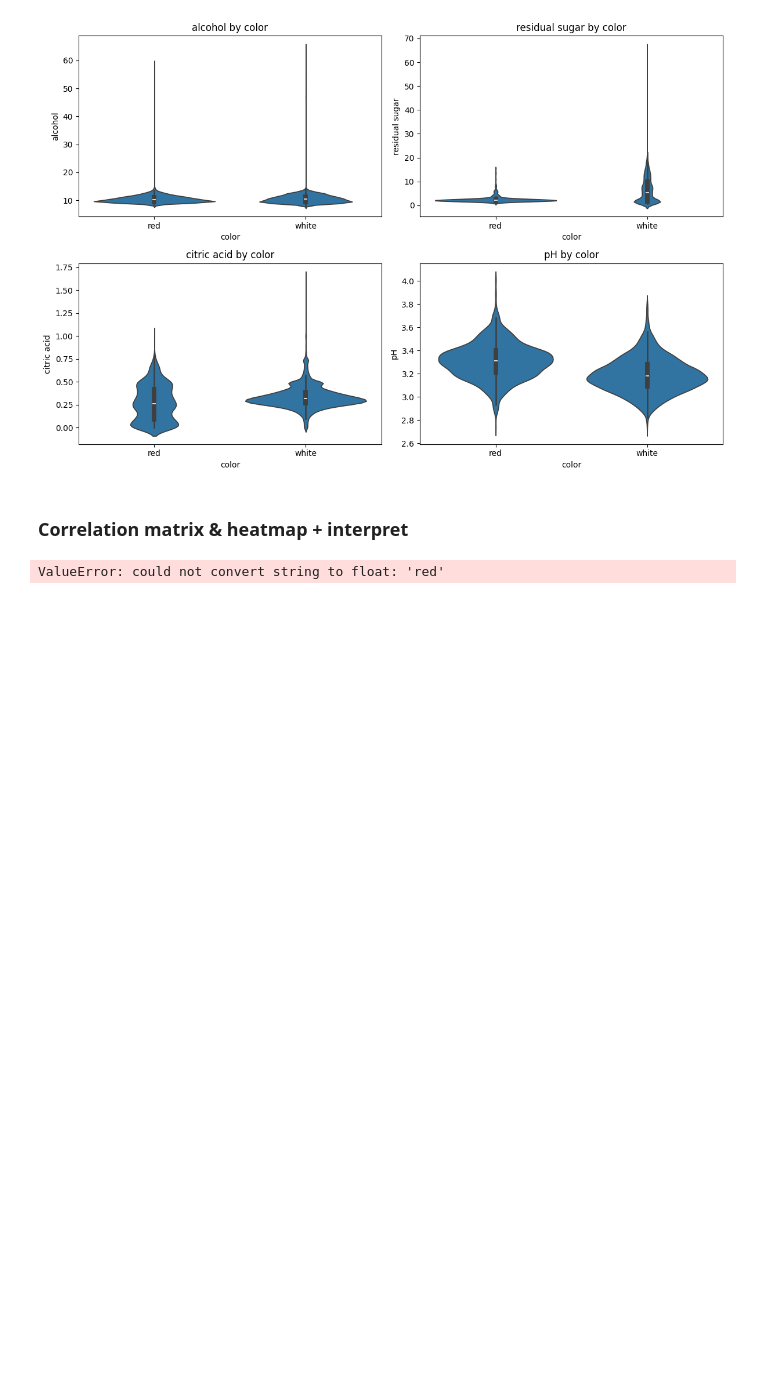
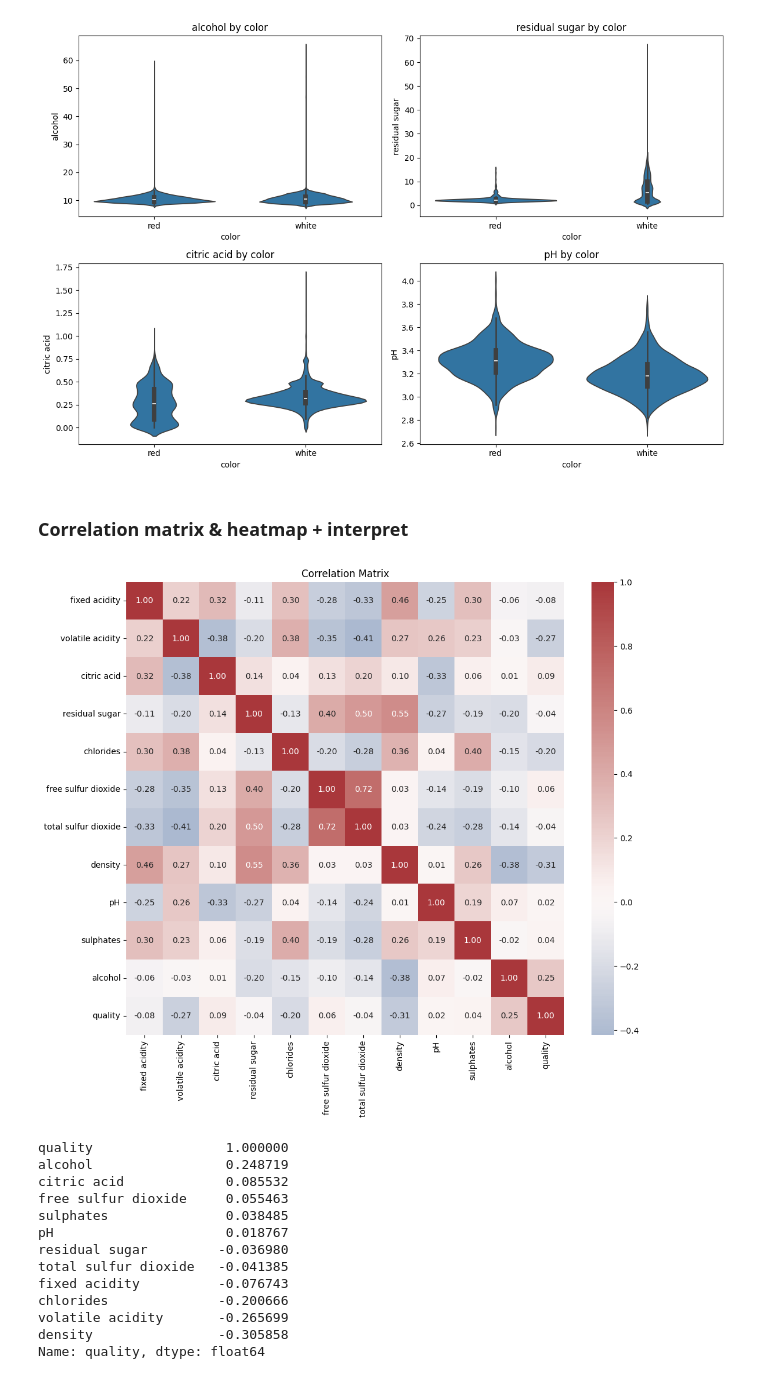
Before and after one commit to filipzekovich/Wine_ML_Lifecycle, a Jupyter notebook: ML_Lifecyle.ipynb, the cells around one changed output. Drawn from its saved outputs; the diff is of its cells as text; code cells hidden in the pictures; blank space fills up the shorter version.

```diff
--- a/ML_Lifecyle.ipynb
+++ b/ML_Lifecyle.ipynb
@@ -147,12 +156,28 @@ plt.tight_layout()
 # %% [markdown]
 ### Correlation matrix & heatmap + interpret
 # %%
-corr = df_corrupt.corr()
+corr = df_corrupt.select_dtypes(include=['float64', 'int64']).corr()
+
 plt.figure(figsize=(12,10))
 sns.heatmap(corr, annot=True, fmt=".2f", cmap='vlag', center=0)
-plt.title('Correlation matrix')
+plt.title('Correlation Matrix')
+plt.show()
 
+# Correlation of each feature with the target variable
 corr_with_target = corr['quality'].sort_values(ascending=False)
 corr_with_target
 # %% [output]
+[figure, added]
-ValueError: could not convert string to float: 'red'
+quality                 1.000000
+alcohol                 0.248719
+citric acid             0.085532
+free sulfur dioxide     0.055463
+sulphates               0.038485
+pH                      0.018767
+residual sugar         -0.036980
+total sulfur dioxide   -0.041385
+fixed acidity          -0.076743
+chlorides              -0.200666
+volatile acidity       -0.265699
+density                -0.305858
+Name: quality, dtype: float64
```
Also changed, not shown: parts of 3 cells of this notebook.
